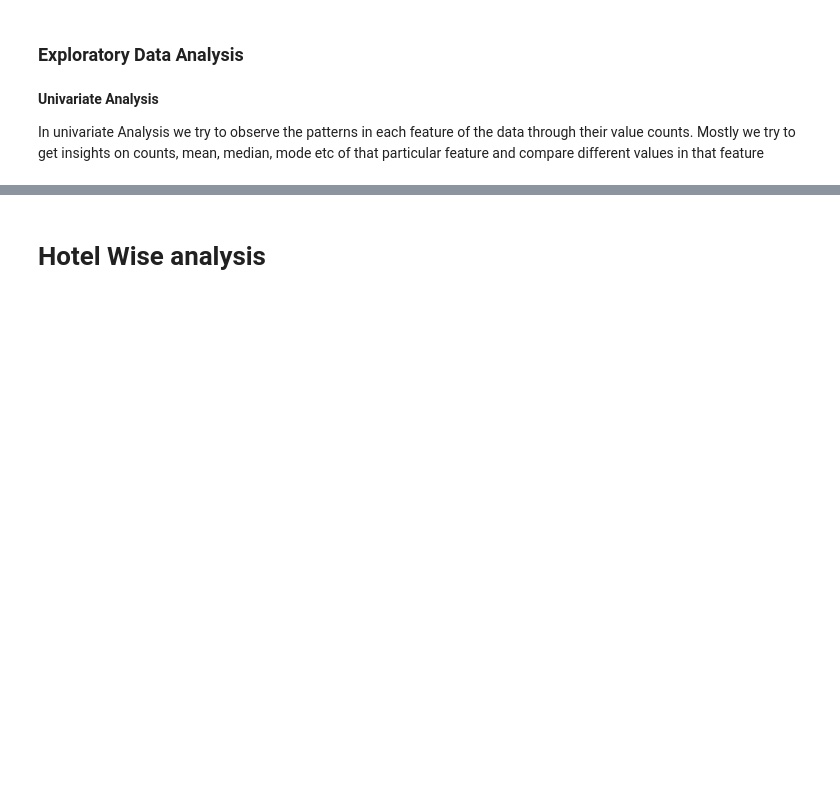
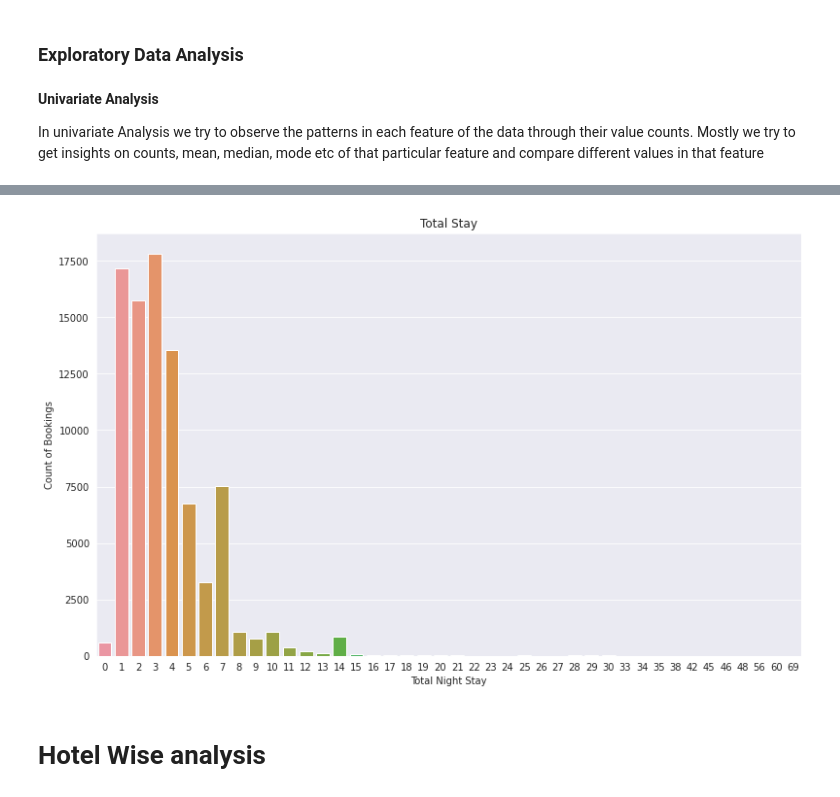
Before and after one commit to Haseeb227/Hotel-Booking-Analysis, a Jupyter notebook: Hotel_booking_analysis(Final).ipynb, the cells around one changed output, grey strips where cells are left out. Saved outputs shown, nothing was run; the diff lists cells and outputs as text; code cells hidden in the pictures; blank space fills up the shorter version.

```diff
--- a/Hotel_booking_analysis(Final).ipynb
+++ b/Hotel_booking_analysis(Final).ipynb
@@ -362,11 +483,13 @@ plot(x,y,x_label='Month',y_label='count',figsize=(13,8),title='Meal Type')
 # %%
 #total_night_stays
 #meal
 df1=df['total_night_stays']
 df1=df1.value_counts()
 x=df1.index.values
 y=df1.values
-plot(x,y,x_label='Month',y_label='count',figsize=(13,8),title='Total Stay')
+plot(x,y,x_label='Total Night Stay',y_label='Count of Bookings',figsize=(13,8),title='Total Stay')
+# %% [output]
+[figure, added]
 # %% [markdown]
 # **Hotel Wise analysis**
 # %%
```
Also changed, not shown: parts of 43 cells of this notebook.
